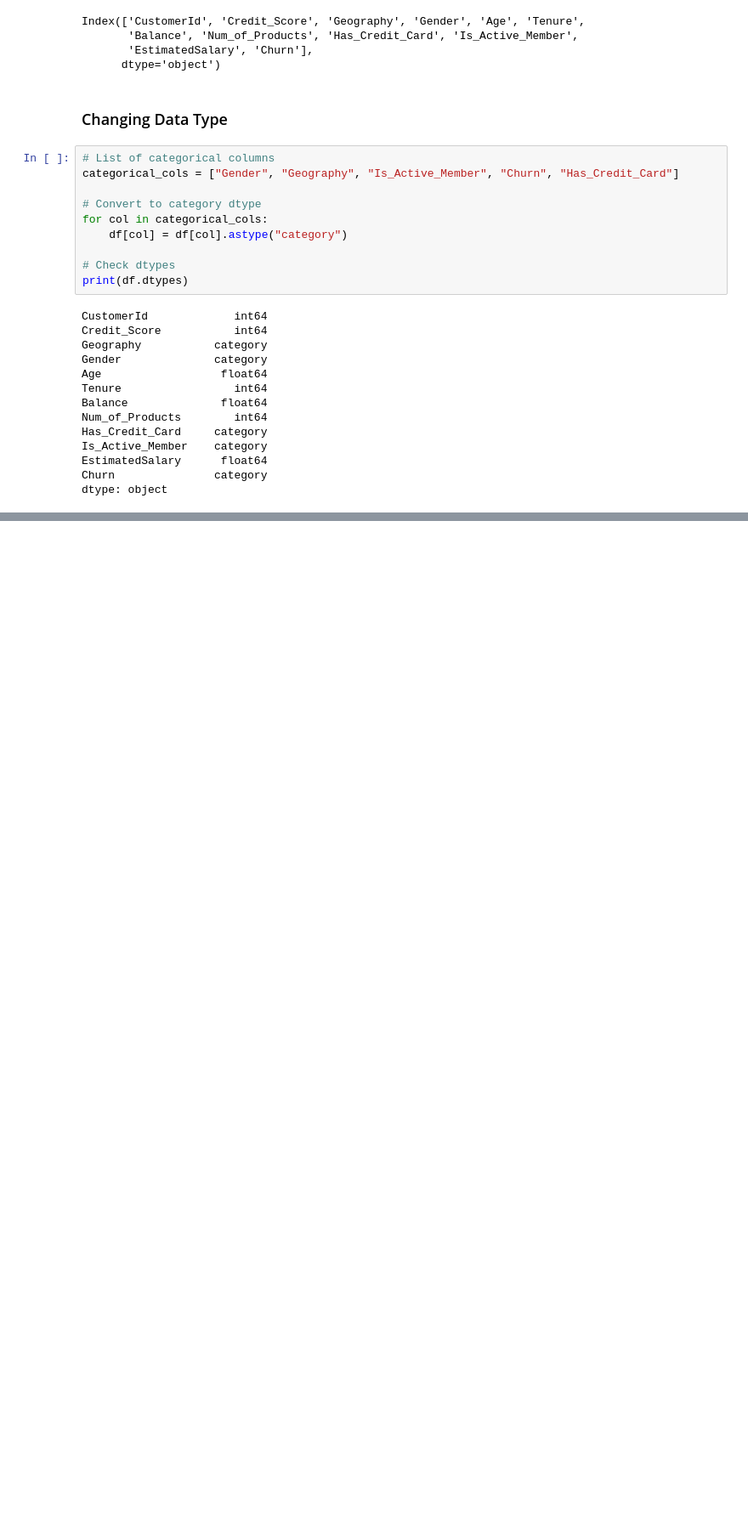
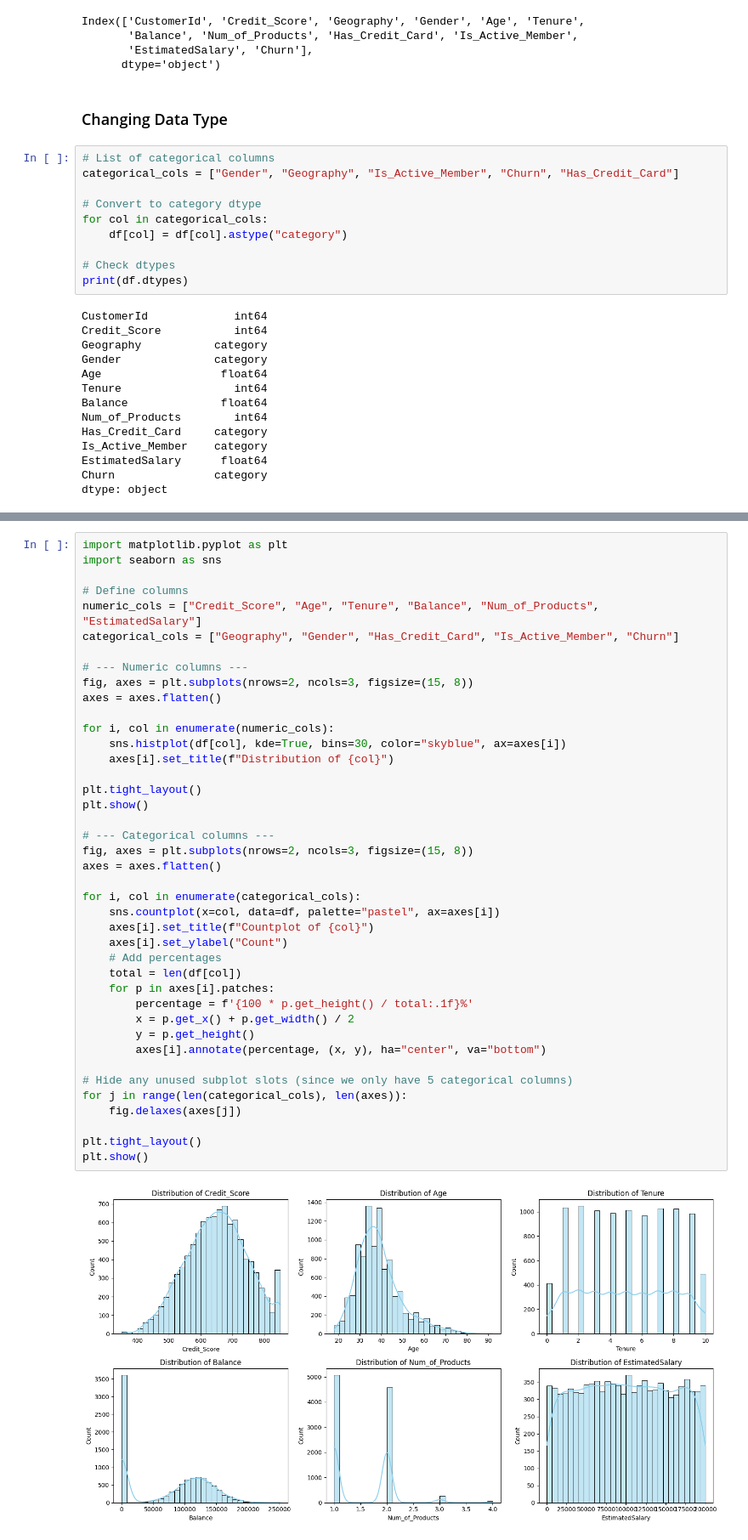
Before and after one commit to salomon-alvarez/churn_prediction_project, a Jupyter notebook: churn_prediction_project.ipynb, the cells around one changed output, grey strips where cells are left out. Shown at 85% size. Cells and saved outputs as stored; diff of their text form; blank space fills up the shorter version.

```diff
--- a/churn_prediction_project.ipynb
+++ b/churn_prediction_project.ipynb
@@ -178,0 +267,43 @@ dtype: object
+# %%
+import matplotlib.pyplot as plt
+import seaborn as sns
+
+# Define columns
+numeric_cols = ["Credit_Score", "Age", "Tenure", "Balance", "Num_of_Products", "EstimatedSalary"]
+categorical_cols = ["Geography", "Gender", "Has_Credit_Card", "Is_Active_Member", "Churn"]
+
+# --- Numeric columns ---
+fig, axes = plt.subplots(nrows=2, ncols=3, figsize=(15, 8))
+axes = axes.flatten()
+
+for i, col in enumerate(numeric_cols):
+    sns.histplot(df[col], kde=True, bins=30, color="skyblue", ax=axes[i])
+    axes[i].set_title(f"Distribution of {col}")
+
+plt.tight_layout()
+plt.show()
+
+# --- Categorical columns ---
+fig, axes = plt.subplots(nrows=2, ncols=3, figsize=(15, 8))
+axes = axes.flatten()
+
+for i, col in enumerate(categorical_cols):
+    sns.countplot(x=col, data=df, palette="pastel", ax=axes[i])
+    axes[i].set_title(f"Countplot of {col}")
+    axes[i].set_ylabel("Count")
+    # Add percentages
+    total = len(df[col])
+    for p in axes[i].patches:
+        percentage = f'{100 * p.get_height() / total:.1f}%'
+        x = p.get_x() + p.get_width() / 2
+        y = p.get_height()
+        axes[i].annotate(percentage, (x, y), ha="center", va="bottom")
+
+# Hide any unused subplot slots (since we only have 5 categorical columns)
+for j in range(len(categorical_cols), len(axes)):
+    fig.delaxes(axes[j])
+
+plt.tight_layout()
+plt.show()
+# %% [output]
+[figure, added]
```
Also changed, not shown: parts of 17 cells of this notebook.
